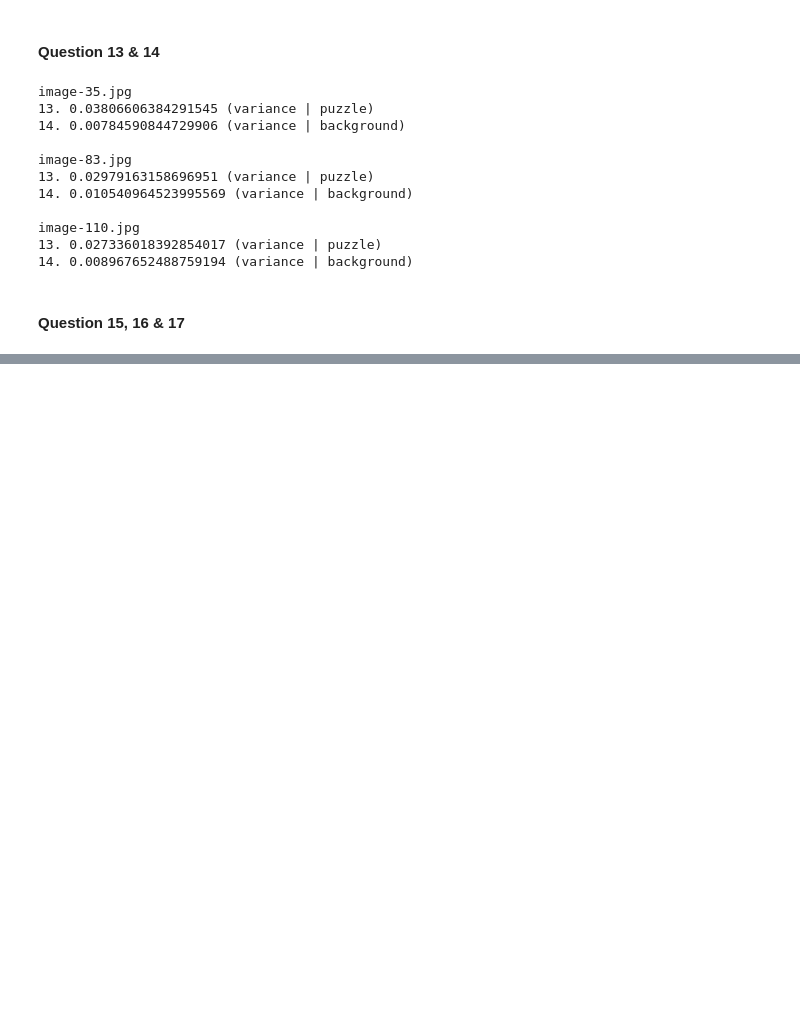
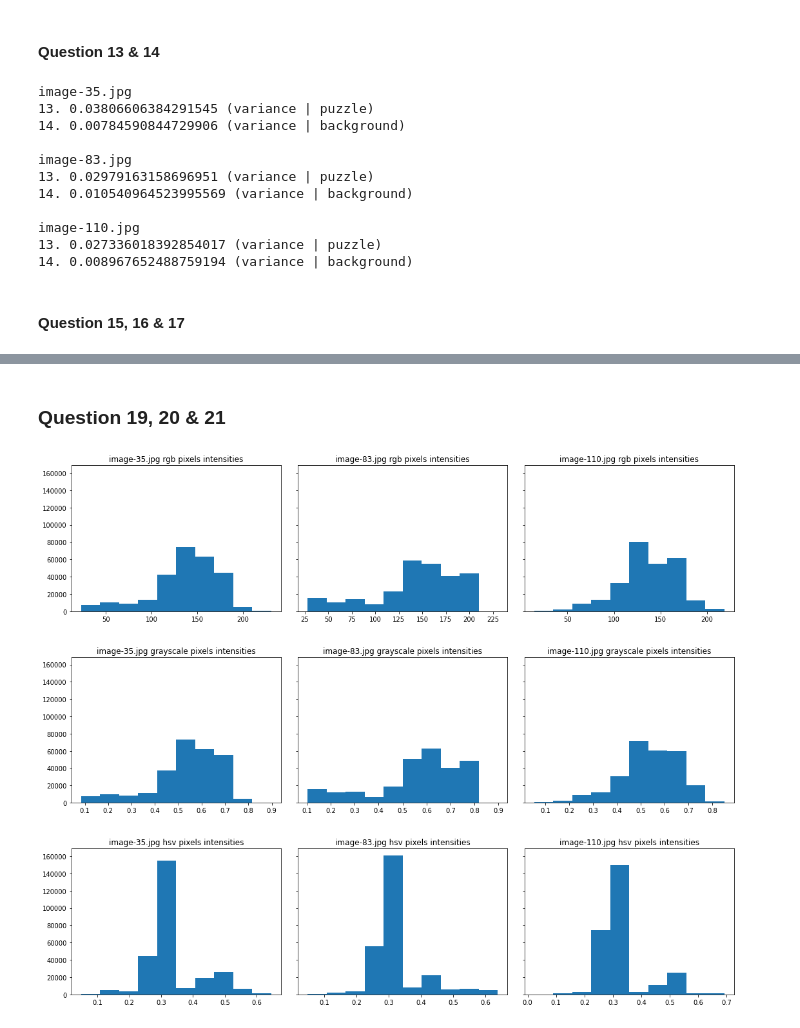
Before and after one commit to mamello-justice/computer-vision, a Jupyter notebook: work/Lab1.ipynb, the cells around one changed output, grey strips where cells are left out. Saved outputs shown, nothing was run; the diff lists cells and outputs as text; code cells hidden in the pictures; blank space fills up the shorter version.

```diff
--- a/work/Lab1.ipynb
+++ b/work/Lab1.ipynb
@@ -291,0 +317,29 @@ image-110.jpg
+# %% [markdown]
+### Question 19, 20 & 21
+# %%
+fig, axes = plt.subplots(3, num_images, sharey=True)
+
+fig.set_figwidth(5 * num_images)
+fig.set_figheight(12)
+fig.tight_layout(h_pad=5)
+
+for image_name, i in zip(images, range(num_images)):
+    with PIL.Image.open(f"./assets/{image_name}") as image:
+        image_arr = np.asarray(image)
+
+        image_intensities = np.mean(image_arr, 2).flatten()
+        axes[0, i].hist(image_intensities)
+        axes[0, i].set_title(image_name+" rgb pixels intensities")
+
+        grayscale = skimage.color.rgb2gray(image_arr)
+
+        grayscale_arr = np.asarray(grayscale).flatten()
+        axes[1, i].hist(grayscale_arr)
+        axes[1, i].set_title(image_name+" grayscale pixels intensities")
+
+        hsv = skimage.color.rgb2hsv(image_arr)
+        hsv_arr = np.mean(hsv, 2).flatten()
+        axes[2, i].hist(hsv_arr)
+        axes[2, i].set_title(image_name+" hsv pixels intensities")
+# %% [output]
+[figure, added]
```
Also changed, not shown: parts of 17 cells of this notebook.
